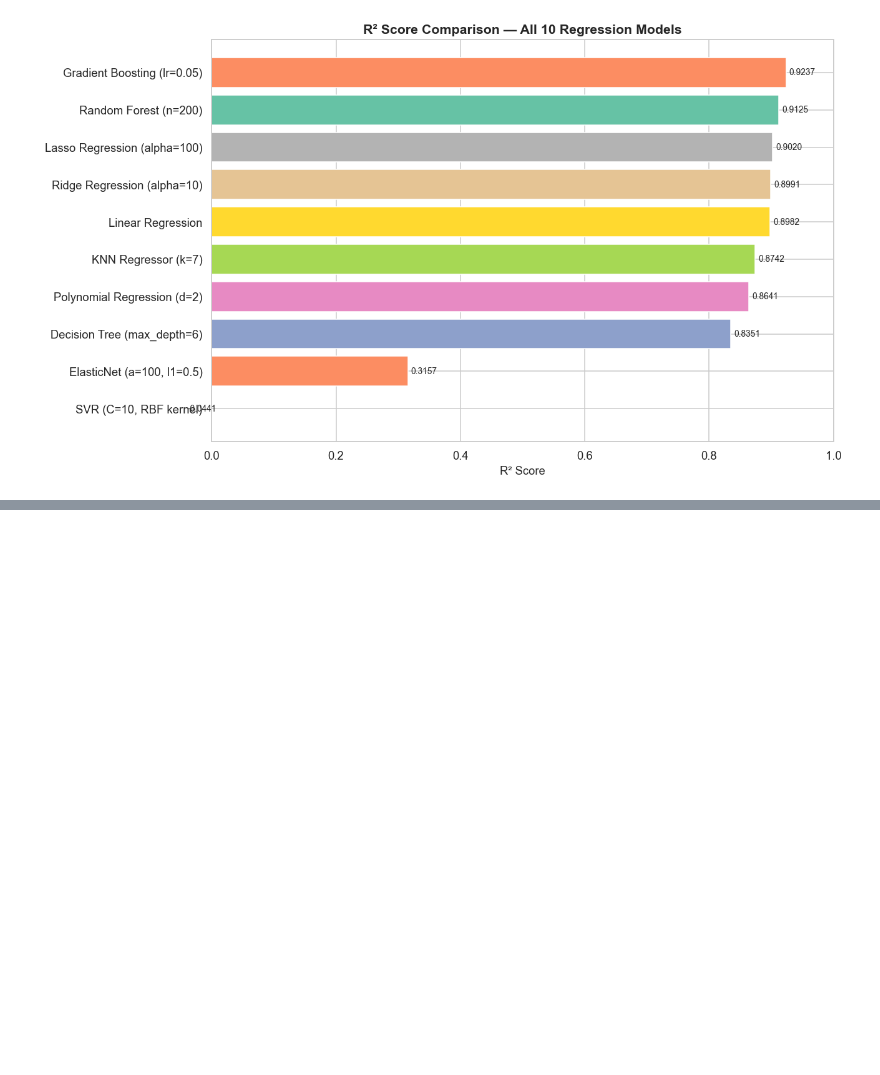
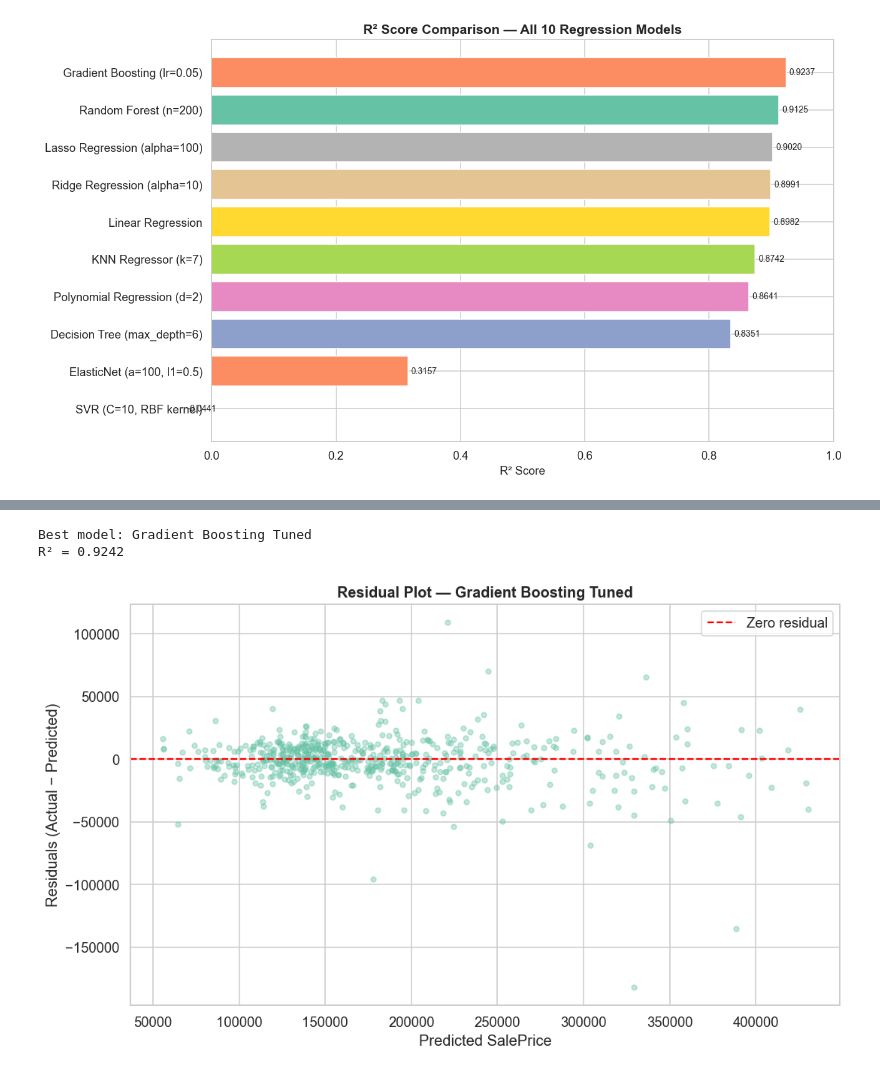
Before and after one commit to gauresh1036/ML_Capstone, a Jupyter notebook: notebooks/regression.ipynb, the cells around one changed output, grey strips where cells are left out. Drawn from its saved outputs; the diff is of its cells as text; code cells hidden in the pictures; blank space fills up the shorter version.

Commit message:
feat(regression): complete hyperparameter tuning, 5-fold CV, diagnostic plots and export best model

```diff
--- a/notebooks/regression.ipynb
+++ b/notebooks/regression.ipynb
@@ -927,0 +1086,28 @@ plt.show()
+# %%
+# ------------------------------------------------------------------
+# 8.1  Determine best model
+# ------------------------------------------------------------------
+best_name = 'Gradient Boosting Tuned'
+best_pred = results['Gradient Boosting Tuned']['y_pred']
+residuals = y_test.values - best_pred
+
+print(f'Best model: {best_name}')
+print(f'R² = {results[best_name]["R2"]:.4f}')
+# %% [output]
+Best model: Gradient Boosting Tuned
+R² = 0.9242
+# %%
+# ------------------------------------------------------------------
+# 8.2  Residual Plot
+# ------------------------------------------------------------------
+fig, ax = plt.subplots(figsize=(10, 6))
+ax.scatter(best_pred, residuals, alpha=0.4, s=20, color=COLORS[0])
+ax.axhline(0, color='red', linewidth=1.5, linestyle='--', label='Zero residual')
+ax.set_title(f'Residual Plot — {best_name}', fontsize=13, fontweight='bold')
+ax.set_xlabel('Predicted SalePrice')
+ax.set_ylabel('Residuals (Actual − Predicted)')
+ax.legend()
+plt.tight_layout()
+plt.show()
+# %% [output]
+[figure, added]
```
Also changed, not shown: parts of 14 cells of this notebook, 2 other files.
